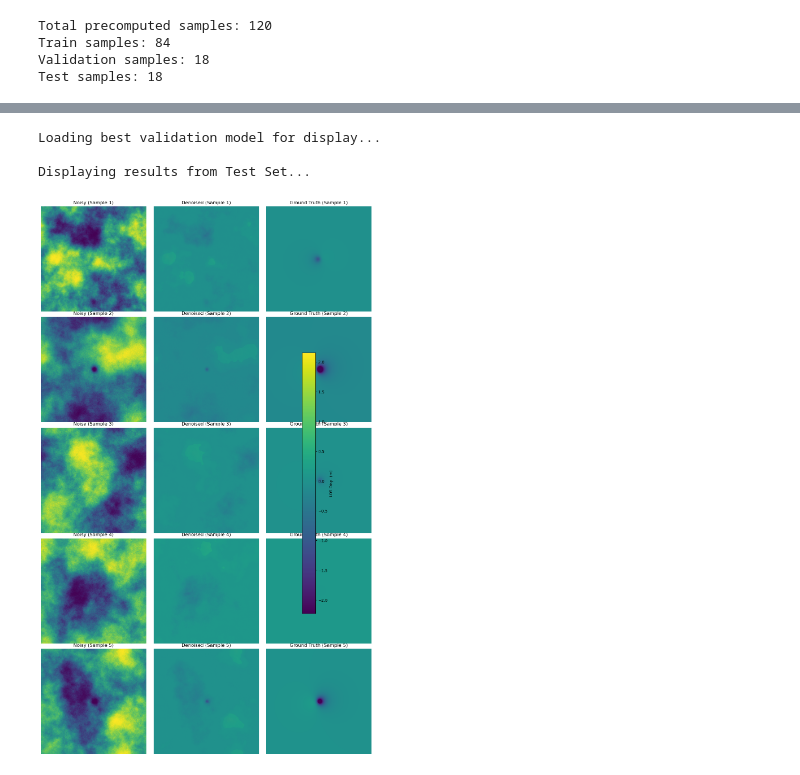
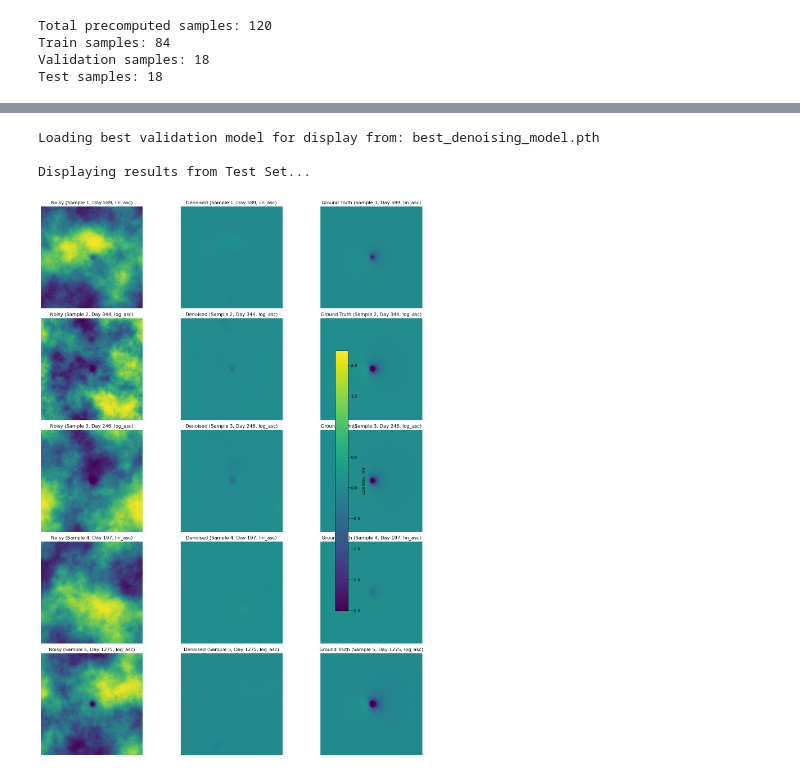
Before and after one commit to Mannvika/KyodaiNaturalResourceLab, a Jupyter notebook: ModelTrainingTest.ipynb, the cells around one changed output, grey strips where cells are left out. Cells and saved outputs as stored; diff of their text form; code cells hidden in the pictures.

```diff
--- a/ModelTrainingTest.ipynb
+++ b/ModelTrainingTest.ipynb
@@ -291,6 +262,4 @@ Training finished!
 # %%
-# (In the cell where display_results is defined)
-
 def display_results(model, data_loader, device, num_samples=5): # Consider if 5 is too many for large images
     if data_loader is None or len(data_loader) == 0:
         print("Data loader for display is None or empty. Skipping display.")
@@ -335,34 +304,76 @@ def display_results(model, data_loader, device, num_samples=5): # Consider if 5
 
             all_vals = np.concatenate([
                 single_noisy_input_np.ravel(), single_denoised_output.ravel(), single_ground_truth.ravel()
             ])
             vmin = np.percentile(all_vals, 1)
             vmax = np.percentile(all_vals, 99)
             if vmin >= vmax: vmin, vmax = all_vals.min(), all_vals.max() # Fallback
             if vmin == vmax: vmin -= 0.1; vmax += 0.1 # Ensure range for flat data
 
             # --- Updated titles ---
             base_title = f"(Sample {i+1}, Day {time_step}, {config_name})"
             axes[i,0].set_title(f"Noisy {base_title}")
             axes[i,0].axis('off')
             im = axes[i,0].imshow(single_noisy_input_np,cmap='viridis',vmin=vmin,vmax=vmax)
 
             axes[i,1].set_title(f"Denoised {base_title}")
             axes[i,1].axis('off')
             im_denoised = axes[i,1].imshow(single_denoised_output,cmap='viridis',vmin=vmin,vmax=vmax) # Use a different variable for the imshow return if needed for colorbar
 
             axes[i,2].set_title(f"Ground Truth {base_title}")
             axes[i,2].axis('off')
             im_gt = axes[i,2].imshow(single_ground_truth,cmap='viridis',vmin=vmin,vmax=vmax) # Use a different variable
 
-    # Ensure colorbar uses a relevant 'im' (e.g., the last one from ground truth)
-    if num_samples > 0 and 'im_gt' in locals(): # Check if im_gt was created
+    if num_samples > 0 and 'im_gt' in locals():
         fig.colorbar(im_gt, ax=axes.ravel().tolist(), shrink=0.6, label='LOS Disp. (m)')
 
     plt.tight_layout()
     plt.show()
+
+model_loaded_for_display = False
+best_model_path = "best_denoising_model.pth"
+last_epoch_model_path = f"model_epoch_{NUM_EPOCHS}.pth" if 'NUM_EPOCHS' in locals() else None
+
+if os.path.exists(best_model_path):
+    print(f"\nLoading best validation model for display from: {best_model_path}")
+    try:
+        model.load_state_dict(torch.load(best_model_path, map_location=DEVICE))
+        model_loaded_for_display = True
+    except Exception as e:
+        print(f"Error loading best model: {e}")
+elif last_epoch_model_path and os.path.exists(last_epoch_model_path):
+    print(f"\nBest validation model not found. Loading model from last epoch: {last_epoch_model_path}")
+    try:
+        model.load_state_dict(torch.load(last_epoch_model_path, map_location=DEVICE))
+        model_loaded_for_display = True
+    except Exception as e:
+        print(f"Error loading last epoch model: {e}")
+else:
+    print("\nNo saved model weights found (checked for 'best_denoising_model.pth' and last epoch model).")
+    print("Using current model state for display (if any training was done in this session).")
+    if 'NUM_EPOCHS' in locals() and NUM_EPOCHS > 0 : # If training was supposed to happen
+         model_loaded_for_display = True # Assume current model state is what we want to display
+    elif 'NUM_EPOCHS' in locals() and NUM_EPOCHS == 0: # No training intended
+         model_loaded_for_display = True
+
+should_display = model_loaded_for_display or ('NUM_EPOCHS' in locals() and NUM_EPOCHS == 0)
+
+if should_display:
+    if test_loader is not None and len(test_loader) > 0:
+        print("\nDisplaying results from Test Set...")
+        display_results(model, test_loader, DEVICE)
+    elif val_loader is not None and len(val_loader) > 0:
+        print("\nTest Set empty or unavailable. Displaying results from Validation Set...")
+        display_results(model, val_loader, DEVICE)
+    elif train_loader is not None and len(train_loader) > 0:
+        print("\nTest and Validation Sets empty or unavailable. Displaying results from Training Set...")
+        display_results(model, train_loader, DEVICE)
+    else:
+        print("All data loaders are empty. Cannot display results.")
+else:
+    print("\nModel not loaded and no conditions met to display results.")
 # %% [output]
-Loading best validation model for display...
+Loading best validation model for display from: best_denoising_model.pth
 
 Displaying results from Test Set...
-[figure, old version]
+[figure, new version]
```
Also changed, not shown: parts of 4 cells of this notebook, 2 other files.
